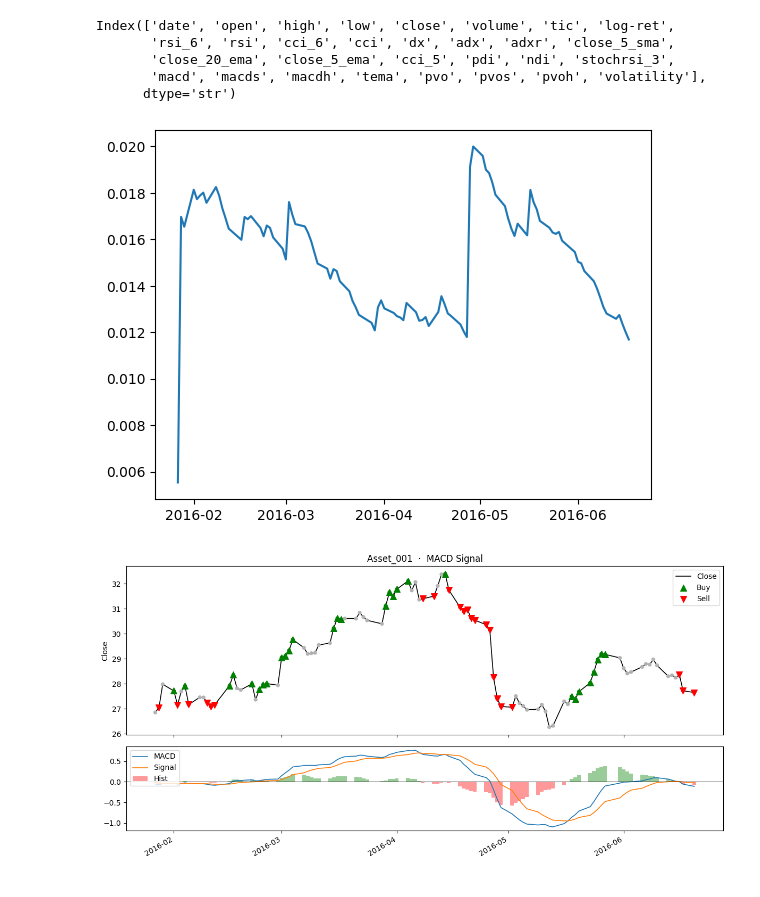
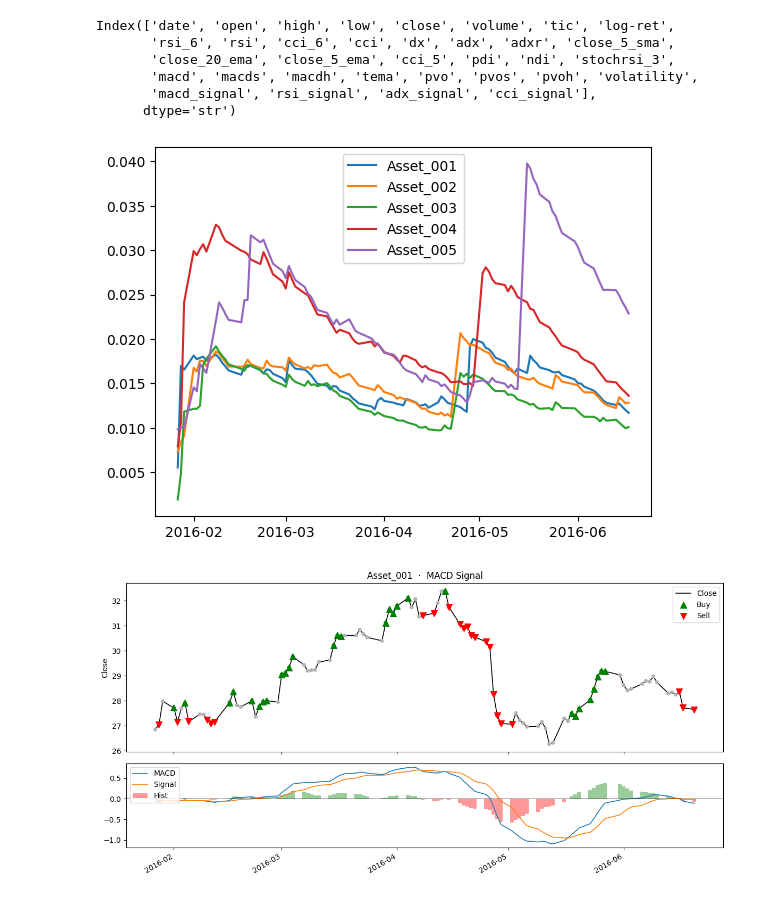
Before and after one commit to sanyam-dev/precog_test, a Jupyter notebook: task2.ipynb, the cells around one changed output. Drawn from its saved outputs; the diff is of its cells as text; code cells hidden in the pictures.

```diff
--- a/task2.ipynb
+++ b/task2.ipynb
@@ -11,20 +9,24 @@ import matplotlib.pyplot as plt
 # pd.DataFrame(df).reset_index().to_csv("data/created_df.csv", index=False)
 df = pd.read_csv("data/created_df.csv")
 df["date"] = pd.to_datetime(df["date"])
-n = 1
+n = 25
 df = Utils.get_first_n_assets(df, n)
-features = Utils.get_features(df).dropna()
+features = Utils.add_signals(Utils.get_features(df).dropna())
 # %%
 features.columns
 # %% [output]
 Index(['date', 'open', 'high', 'low', 'close', 'volume', 'tic', 'log-ret',
        'rsi_6', 'rsi', 'cci_6', 'cci', 'dx', 'adx', 'adxr', 'close_5_sma',
        'close_20_ema', 'close_5_ema', 'cci_5', 'pdi', 'ndi', 'stochrsi_3',
-       'macd', 'macds', 'macdh', 'tema', 'pvo', 'pvos', 'pvoh', 'volatility'],
+       'macd', 'macds', 'macdh', 'tema', 'pvo', 'pvos', 'pvoh', 'volatility',
+       'macd_signal', 'rsi_signal', 'adx_signal', 'cci_signal'],
       dtype='str')
 # %%
-plt.plot(features['date'][:100], features['volatility'][:100])
+for i in range(5):
+    one = features[features["tic"] == features["tic"].iloc[i]]
+    plt.plot(one['date'][:100], one['volatility'][:100], label = one['tic'].iloc[0])
+plt.legend()
 plt.show()
 # %% [output]
-[figure, old version]
+[figure, new version]
 # %%
```
Also changed, not shown: parts of 24 cells of this notebook, 34 other files.
